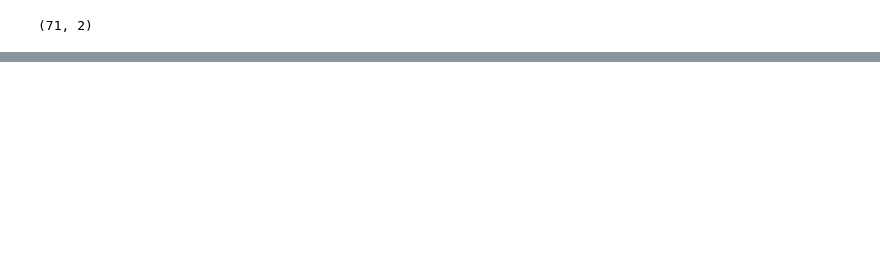
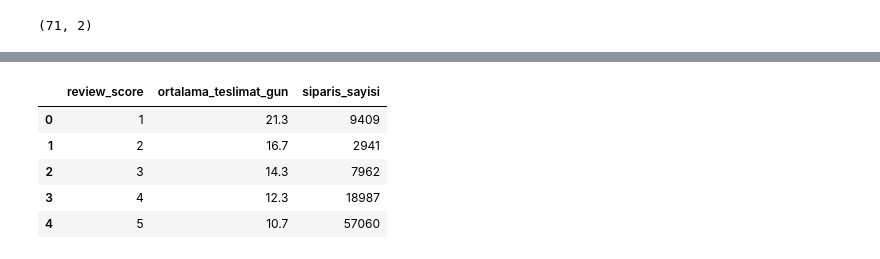
Before and after one commit to demirilayda/olist-data-pipeline, a Jupyter notebook: 02_sql_analysis.ipynb, the cells around one changed output, grey strips where cells are left out. Saved outputs shown, nothing was run; the diff lists cells and outputs as text; code cells hidden in the pictures; blank space fills up the shorter version.

```diff
--- a/02_sql_analysis.ipynb
+++ b/02_sql_analysis.ipynb
@@ -227,0 +272,19 @@ kategori_gelir_df
+# %%
+memnuniyet_teslimat_df = pd.read_sql_query("""
+    SELECT r.review_score,
+           ROUND(AVG(julianday(o.order_delivered_customer_date) - julianday(o.order_purchase_timestamp)), 1) AS ortalama_teslimat_gun,
+           COUNT(*) AS siparis_sayisi
+    FROM orders AS o
+    INNER JOIN reviews AS r ON o.order_id = r.order_id
+    WHERE o.order_delivered_customer_date IS NOT NULL
+    GROUP BY r.review_score
+    ORDER BY r.review_score;
+""", connection)
+memnuniyet_teslimat_df
+# %% [output]
+|  | review_score | ortalama_teslimat_gun | siparis_sayisi |
+| 0 | 1 | 21.3 | 9409 |
+| 1 | 2 | 16.7 | 2941 |
+| 2 | 3 | 14.3 | 7962 |
+| 3 | 4 | 12.3 | 18987 |
+| 4 | 5 | 10.7 | 57060 |
```
Also changed, not shown: parts of 21 cells of this notebook.
